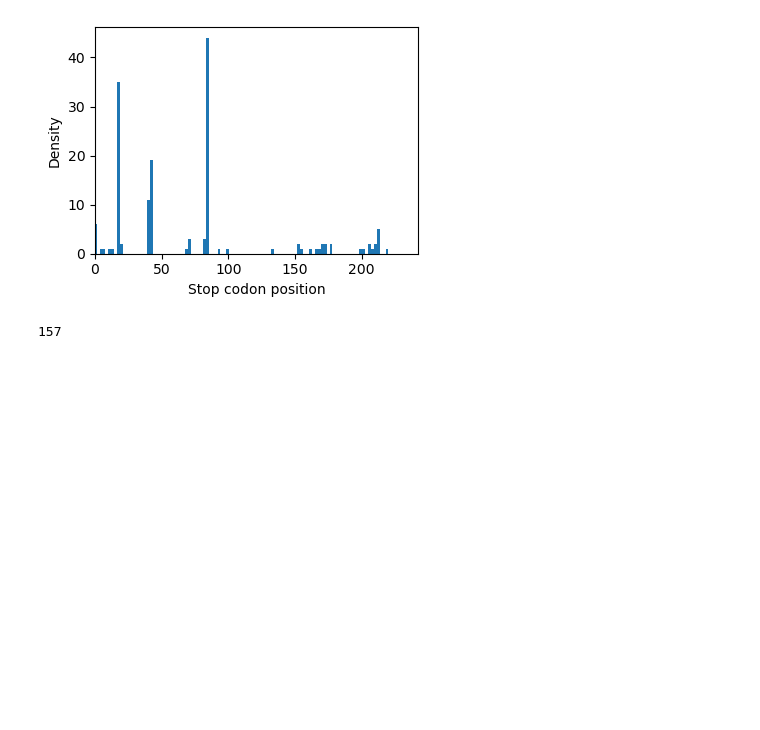
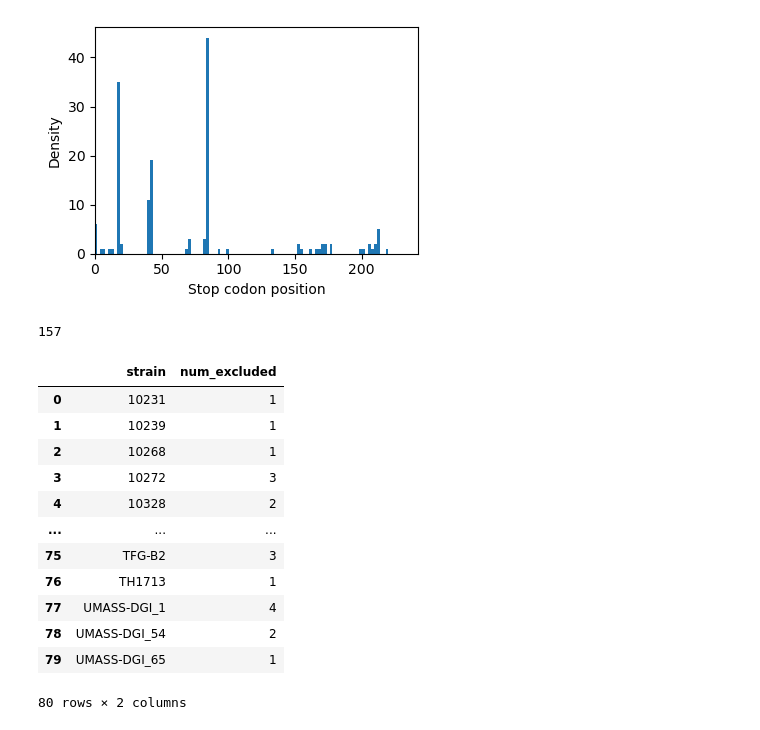
Before and after one commit to qinqin-yu/gonococcus_opa_diversity, a Jupyter notebook: opa_diversity_snakemake/workflow/notebooks/opa_frameshift_mutations.ipynb, the cells around one changed output. Saved outputs shown, nothing was run; the diff lists cells and outputs as text; code cells hidden in the pictures; blank space fills up the shorter version.

```diff
--- a/opa_diversity_snakemake/workflow/notebooks/opa_frameshift_mutations.ipynb
+++ b/opa_diversity_snakemake/workflow/notebooks/opa_frameshift_mutations.ipynb
@@ -204,0 +230,16 @@ SeqIO.write(excluded_seqs, "../../results/frameshift/excluded_opa_genes_aa.fa",
+# %%
+num_excluded_df
+# %% [output]
+|  | strain | num_excluded |
+| 0 | 10231 | 1 |
+| 1 | 10239 | 1 |
+| 2 | 10268 | 1 |
+| 3 | 10272 | 3 |
+| 4 | 10328 | 2 |
+| ... | ... | ... |
+| 75 | TFG-B2 | 3 |
+| 76 | TH1713 | 1 |
+| 77 | UMASS-DGI_1 | 4 |
+| 78 | UMASS-DGI_54 | 2 |
+| 79 | UMASS-DGI_65 | 1 |
+80 rows × 2 columns
```
Also changed, not shown: parts of 1 cell of this notebook.
